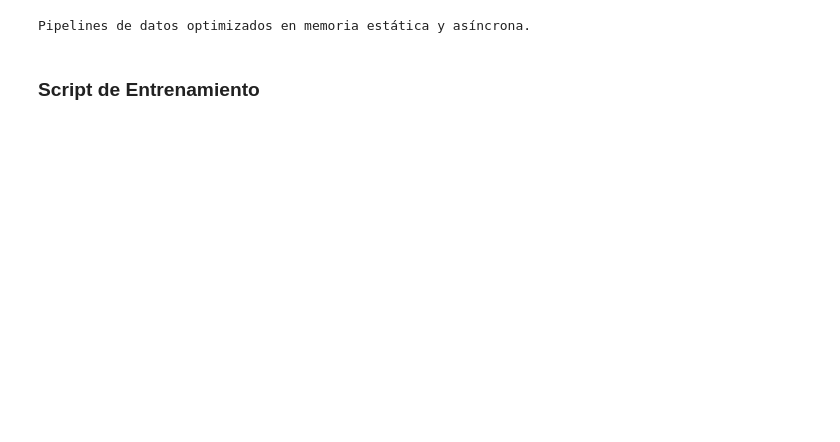
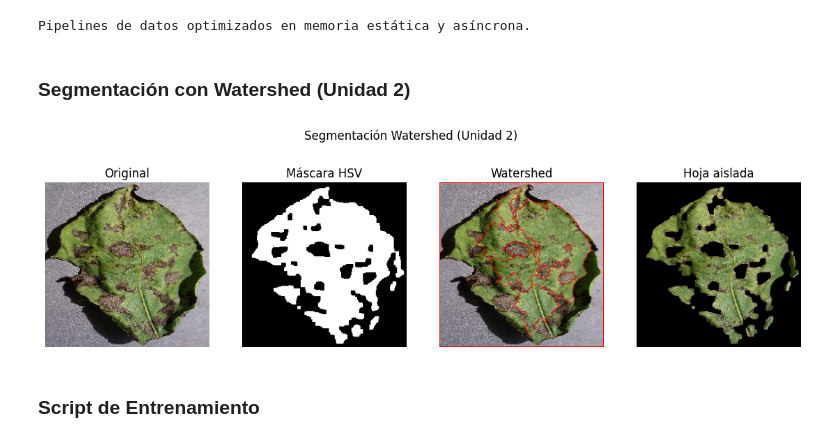
Before and after one commit to Jun1el/Project-Grafica-Papa, a Jupyter notebook: Dataset.ipynb, the cells around one changed output. Cells and saved outputs as stored; diff of their text form; code cells hidden in the pictures; blank space fills up the shorter version.

```diff
--- a/Dataset.ipynb
+++ b/Dataset.ipynb
@@ -140,6 +140,54 @@ validation_dataset = validation_dataset.cache().prefetch(buffer_size=AUTOTUNE)
 print("Pipelines de datos optimizados en memoria estática y asíncrona.")
 # %% [output]
 Pipelines de datos optimizados en memoria estática y asíncrona.
+# %% [markdown]
+### Segmentación con Watershed (Unidad 2)
+# %%
+import cv2
+import numpy as np
+import glob
+
+# Tomamos una muestra del dataset ya descargado
+ruta = glob.glob(os.path.join(DATA_DIR, "Potato___Early_blight", "*"))[0]
+img = cv2.imread(ruta)
+
+# HSV + máscara: nos quedamos con el verde de la hoja e ignoramos el fondo
+hsv = cv2.cvtColor(img, cv2.COLOR_BGR2HSV)
+mascara = cv2.inRange(hsv, np.array([25, 40, 40]), np.array([95, 255, 255]))
+
+kernel = np.ones((3, 3), np.uint8)
+mascara = cv2.morphologyEx(mascara, cv2.MORPH_OPEN, kernel, iterations=2)
+mascara = cv2.morphologyEx(mascara, cv2.MORPH_CLOSE, kernel, iterations=2)
+
+# Marcadores para Watershed: fondo seguro, primer plano seguro y región desconocida
+sure_bg = cv2.dilate(mascara, kernel, iterations=3)
+dist = cv2.distanceTransform(mascara, cv2.DIST_L2, 5)
+_, sure_fg = cv2.threshold(dist, 0.5 * dist.max(), 255, 0)
+sure_fg = np.uint8(sure_fg)
+unknown = cv2.subtract(sure_bg, sure_fg)
+
+_, markers = cv2.connectedComponents(sure_fg)
+markers = markers + 1
+markers[unknown == 255] = 0
+markers = cv2.watershed(img, markers)
+
+# Contornos en rojo y hoja aislada sobre fondo negro
+contornos = img.copy()
+contornos[markers == -1] = [0, 0, 255]
+aislada = cv2.bitwise_and(img, img, mask=mascara)
+
+# Mostrar etapas (cv2 trabaja en BGR, matplotlib en RGB)
+etapas = [(img, "Original"), (mascara, "Máscara HSV"), (contornos, "Watershed"), (aislada, "Hoja aislada")]
+plt.figure(figsize=(14, 4))
+for i, (im, titulo) in enumerate(etapas):
+    plt.subplot(1, 4, i + 1)
+    plt.imshow(im, cmap="gray") if im.ndim == 2 else plt.imshow(cv2.cvtColor(im, cv2.COLOR_BGR2RGB))
+    plt.title(titulo)
+    plt.axis("off")
+plt.suptitle("Segmentación Watershed (Unidad 2)")
+plt.show()
+# %% [output]
+[figure, added]
 # %% [markdown]
 ### Script de Entrenamiento
 # %%
```
Also changed, not shown: parts of 6 cells of this notebook, 3 other files.
